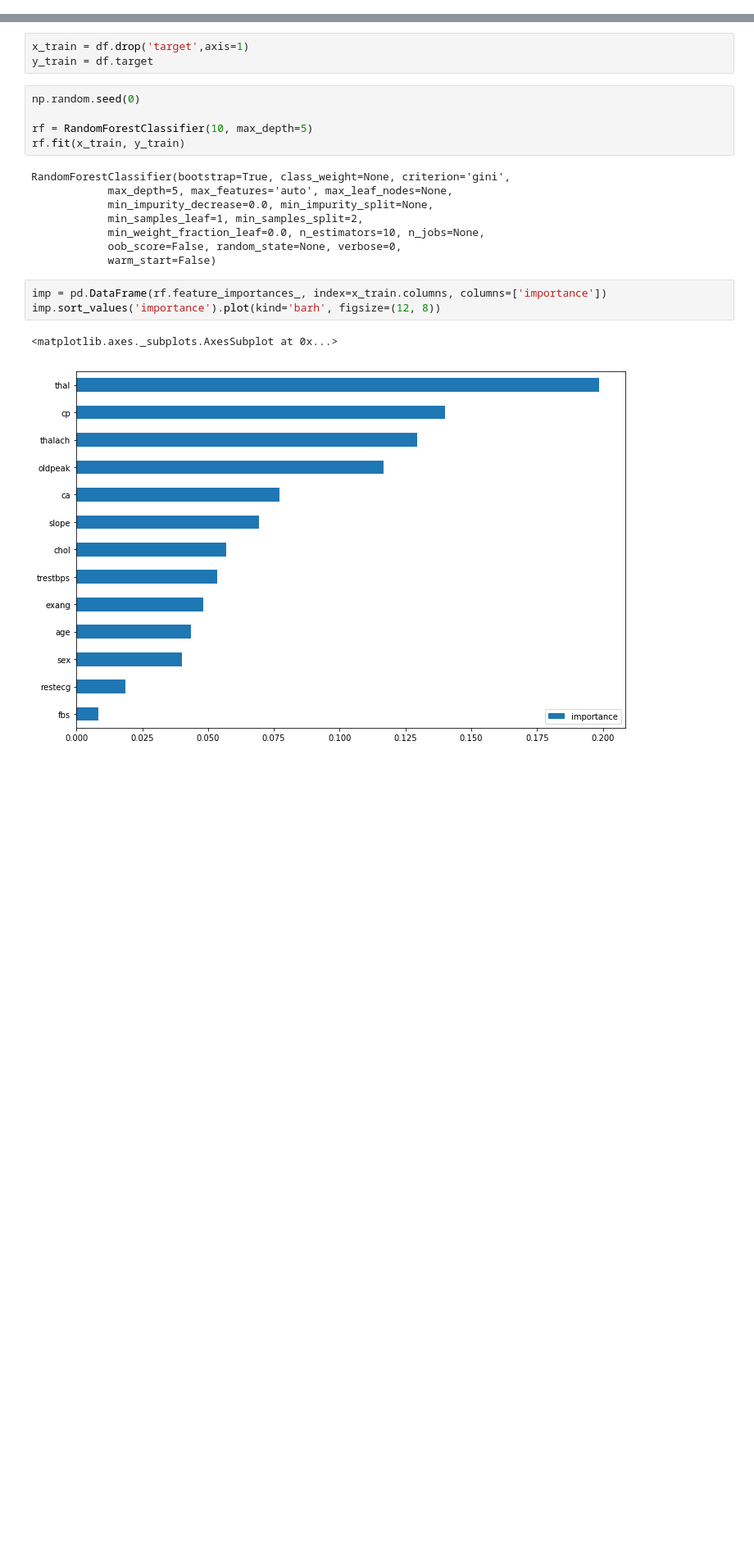
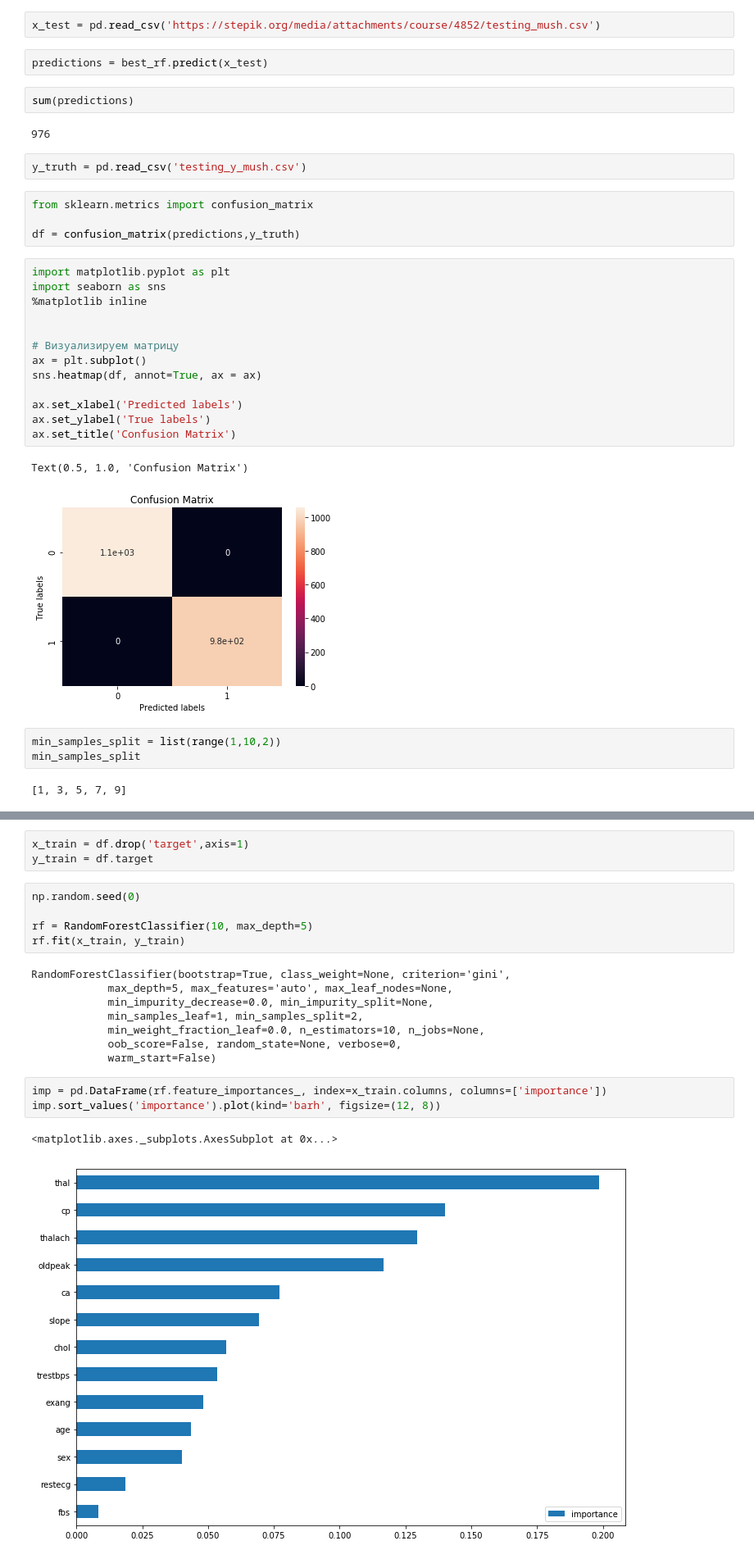
Before and after one commit to Quantanomo/DS, a Jupyter notebook: Random_Forest.ipynb, the cells around one changed output, grey strips where cells are left out. Shown: that part at 82% size. Drawn from its saved outputs; the diff is of its cells as text; blank space fills up the shorter version.

```diff
--- a/Random_Forest.ipynb
+++ b/Random_Forest.ipynb
@@ -5,3 +99,38 @@ from sklearn.ensemble import RandomForestClassifier
+# %%
+x_test = pd.read_csv('https://stepik.org/media/attachments/course/4852/testing_mush.csv')
+# %%
+predictions = best_rf.predict(x_test)
+# %%
+sum(predictions)
+# %% [output]
+976
+# %%
+y_truth = pd.read_csv('testing_y_mush.csv')
+# %%
+from sklearn.metrics import confusion_matrix
+
+df = confusion_matrix(predictions,y_truth)
+# %%
+import matplotlib.pyplot as plt
+import seaborn as sns
+%matplotlib inline
+
+
+# Визуализируем матрицу
+ax = plt.subplot()
+sns.heatmap(df, annot=True, ax = ax)
+
+ax.set_xlabel('Predicted labels')
+ax.set_ylabel('True labels')
+ax.set_title('Confusion Matrix')
+# %% [output]
+Text(0.5, 1.0, 'Confusion Matrix')
+[figure, added]
+# %%
+min_samples_split = list(range(1,10,2))
+min_samples_split
+# %% [output]
+[1, 3, 5, 7, 9]
 # %%
 # dataset from Kaggle: https://www.kaggle.com/ronitf/heart-disease-uci#heart.csv
 df = pd.read_csv('heart.csv', index_col)
```
Also changed, not shown: parts of 16 cells of this notebook.
